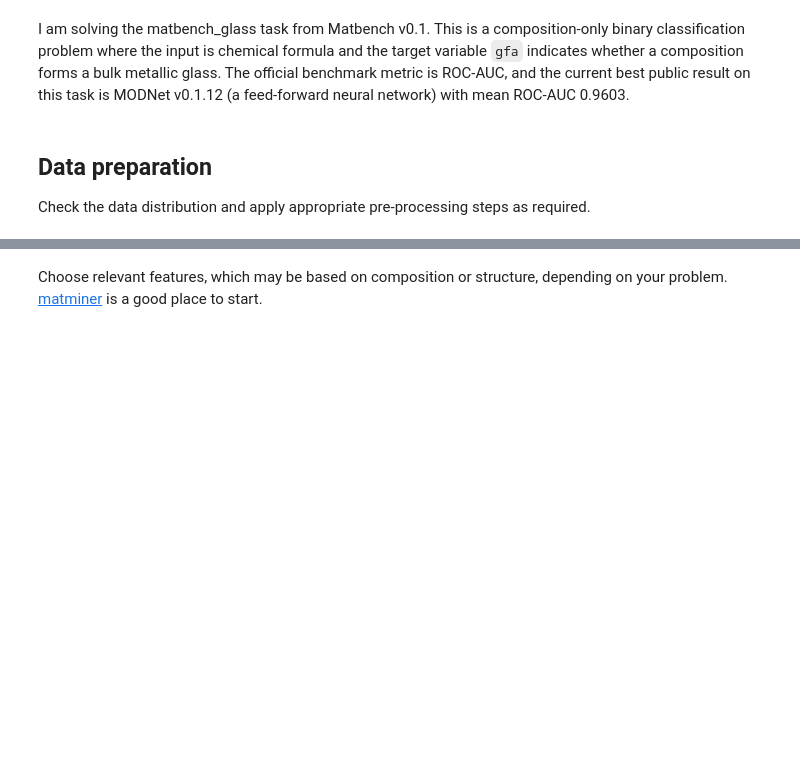
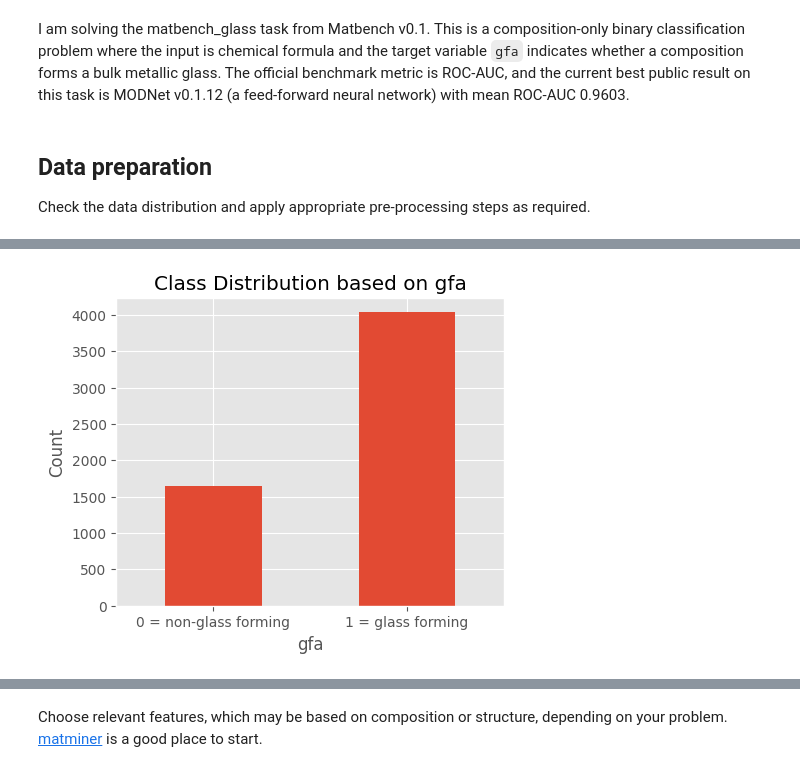
Before and after one commit to PhyTorch/Lecture, a Jupyter notebook: Research_Challenge.ipynb, the cells around one changed output, grey strips where cells are left out. Saved outputs shown, nothing was run; the diff lists cells and outputs as text; code cells hidden in the pictures; blank space fills up the shorter version.

```diff
--- a/Research_Challenge.ipynb
+++ b/Research_Challenge.ipynb
@@ -85,5 +131,7 @@ print(info)
 # %%
 # Load your dataset into a pandas DataFrame
-df = load_dataset(" ")
+df = load_dataset("matbench_glass")
 
+print(f"The full dataset contains {df.shape[0]} entries.\n")
+print("The DataFrame is shown below:")
 print(df)
@@ -89,0 +190,10 @@ print(df)
+# %%
+# Plot class balance
+plt.figure(figsize=(5, 4))
+df["gfa"].value_counts().sort_index().plot(kind="bar")
+plt.xticks([0, 1], ["0 = non-glass forming", "1 = glass forming"], rotation=0)
+plt.ylabel("Count")
+plt.title("Class Distribution based on gfa")
+plt.show()
+# %% [output]
+[figure, added]
```
Also changed, not shown: parts of 13 cells of this notebook.
